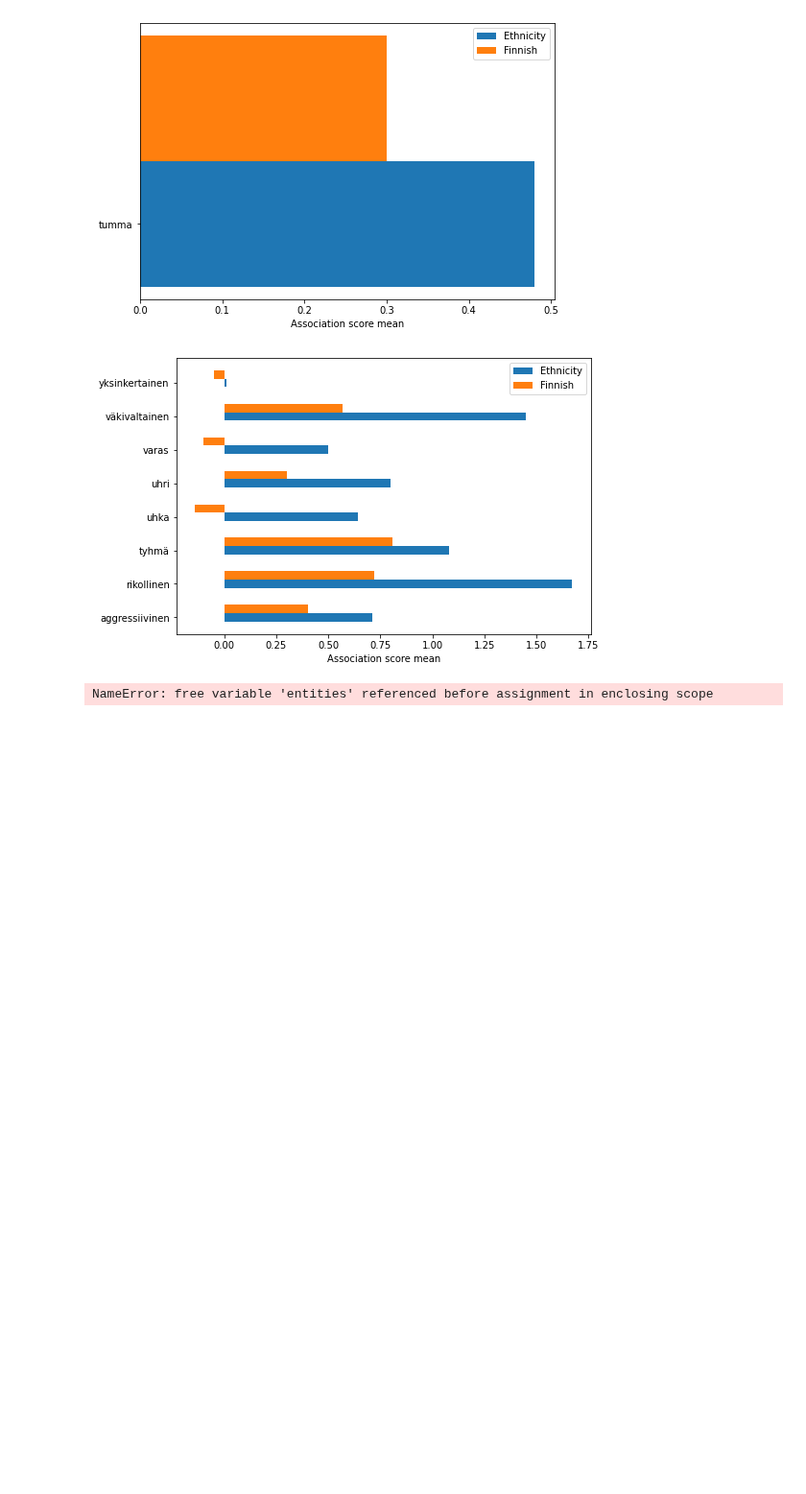
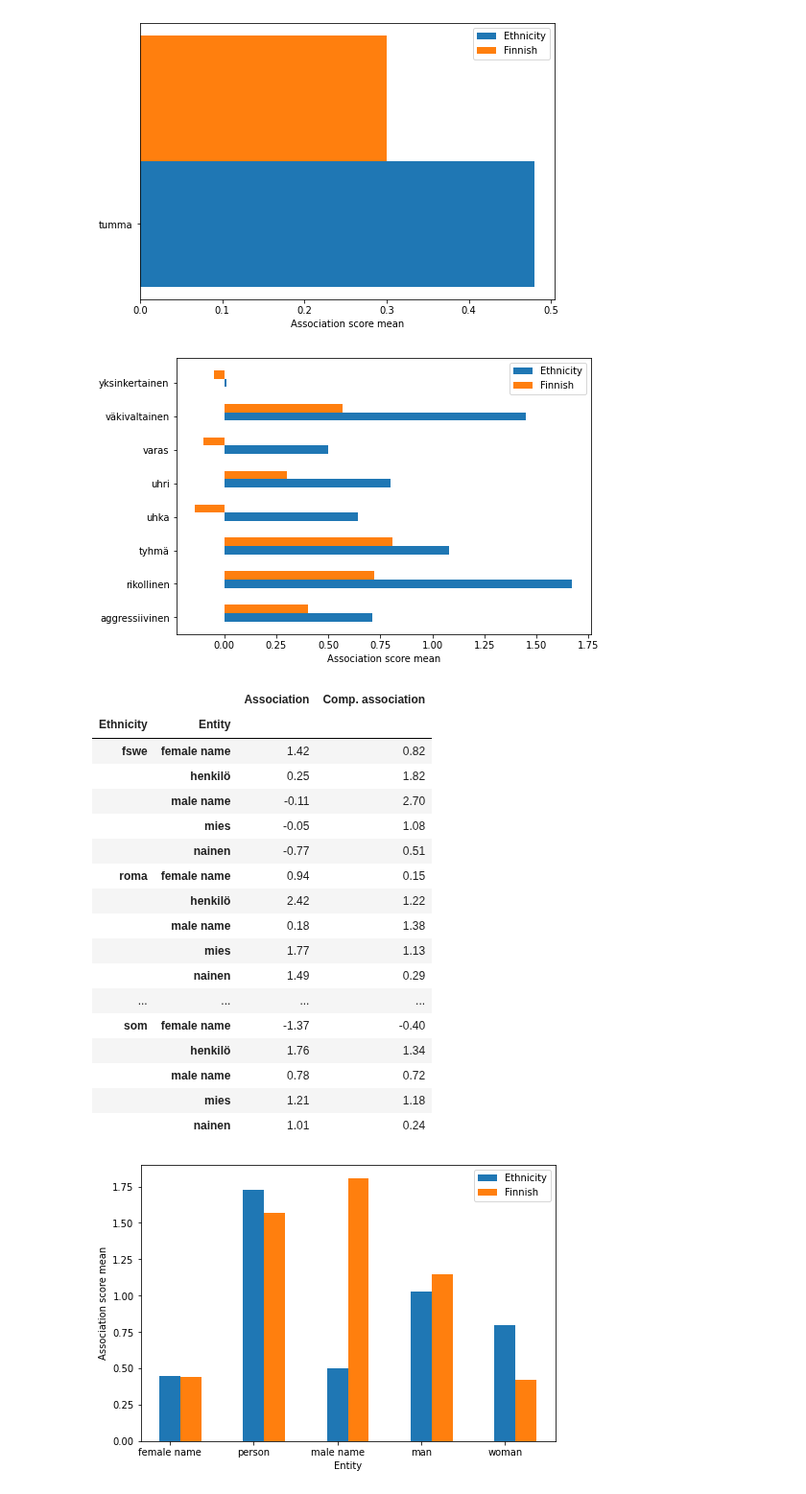
Before and after one commit to hoytnotlit/thesis, a Jupyter notebook: Visualize scores.ipynb, the cells around one changed output. Shown at 96% size. Drawn from its saved outputs; the diff is of its cells as text; code cells hidden in the pictures; blank space fills up the shorter version.

```diff
--- a/Visualize scores.ipynb
+++ b/Visualize scores.ipynb
@@ -118,15 +118,35 @@ visualize.get_bias_means(long_df, file_name="long_bias_means.tex", no_unk=True,
 [figure]
 [figure]
 # %%
-visualize.get_ent_means(df, file_name="ent_means.tex")
+d = visualize.get_ent_means(df, file_name="ent_means.tex")
 # combine/ group by entity to get total entity association means?
 visualize.save_ent_mean_chart(df, "ent_means.tex")
 
-# TODO maybe highlight some top cases instead of all the scores? Or add bars for each ethnicity
+# TODO maybe highlight some top cases instead of all the scores? Or add bars for each ethnicity (but finnish)
+
 # TODO get and compare score differences?
 # TODO translate entities
+d
 # %% [output]
-NameError: free variable 'entities' referenced before assignment in enclosing scope
+|  |  | Association | Comp. association |
+| Ethnicity | Entity |  |  |
+| fswe | female name | 1.42 | 0.82 |
+|  | henkilö | 0.25 | 1.82 |
+|  | male name | -0.11 | 2.70 |
+|  | mies | -0.05 | 1.08 |
+|  | nainen | -0.77 | 0.51 |
+| roma | female name | 0.94 | 0.15 |
+|  | henkilö | 2.42 | 1.22 |
+|  | male name | 0.18 | 1.38 |
+|  | mies | 1.77 | 1.13 |
+|  | nainen | 1.49 | 0.29 |
+| ... | ... | ... | ... |
+| som | female name | -1.37 | -0.40 |
+|  | henkilö | 1.76 | 1.34 |
+|  | male name | 0.78 | 0.72 |
+|  | mies | 1.21 | 1.18 |
+|  | nainen | 1.01 | 0.24 |
+[figure, added]
 # %%
 visualize.get_ent_means(long_df, file_name="long_ent_means.tex")
 visualize.save_ent_mean_chart(long_df, "long_ent_means.tex")
```
Also changed, not shown: parts of 4 cells of this notebook, 6 other files.
